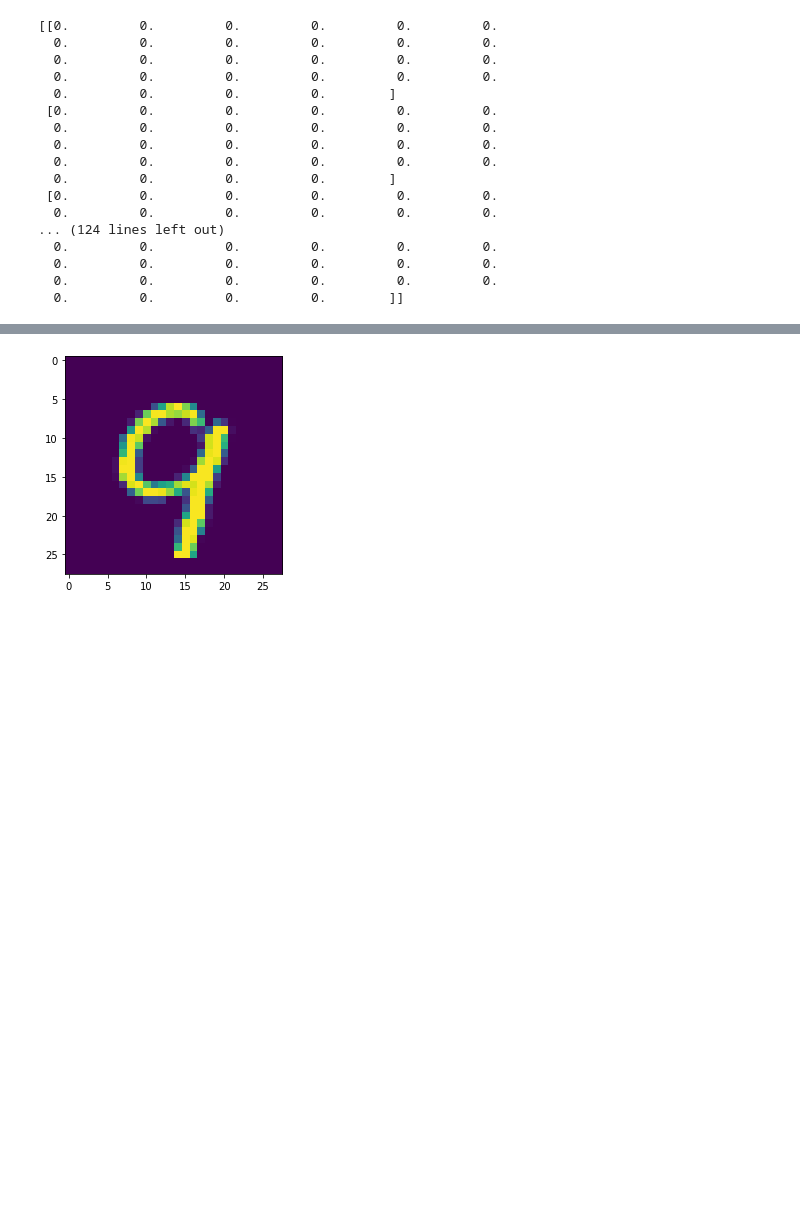
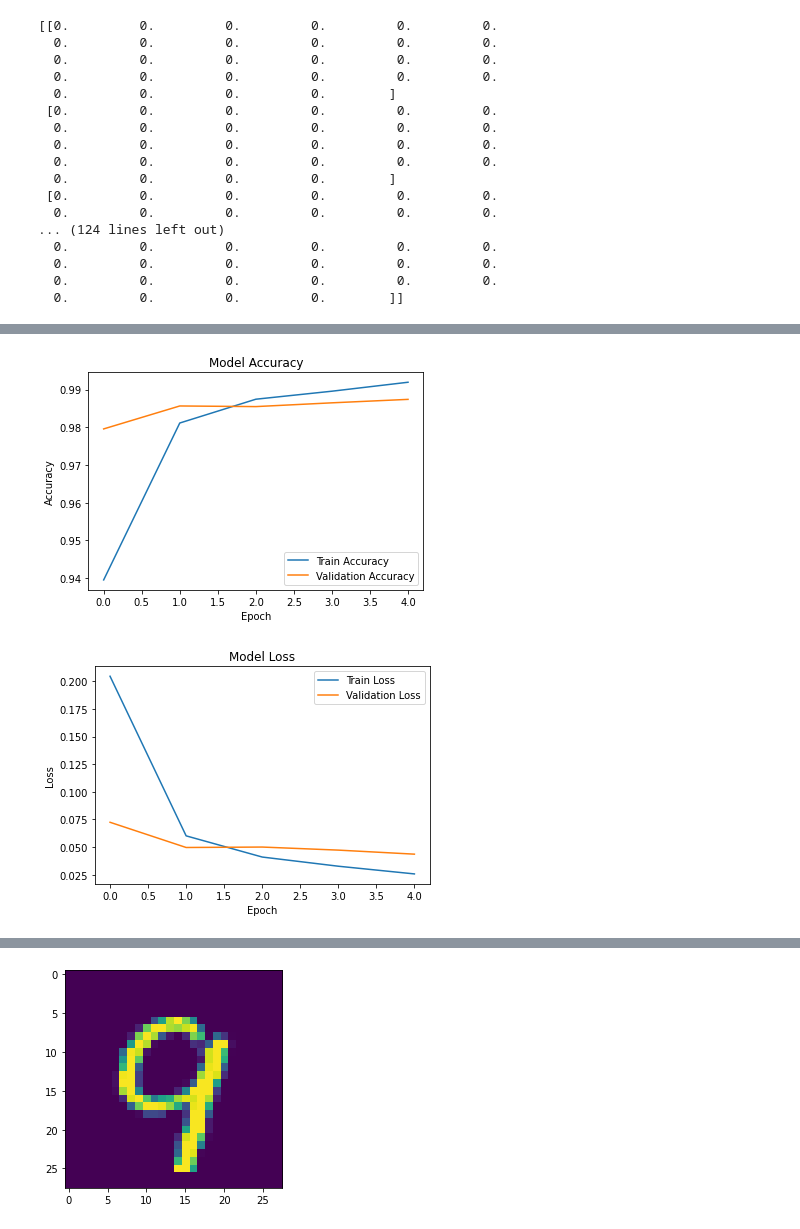
Before and after one commit to SarangaVP/handwritten-digit-recognition, a Jupyter notebook: handwritten_digit_recognition.ipynb, the cells around one changed output, grey strips where cells are left out. Cells and saved outputs as stored; diff of their text form; code cells hidden in the pictures; blank space fills up the shorter version.

Commit message:
Update the model

```diff
--- a/handwritten_digit_recognition.ipynb
+++ b/handwritten_digit_recognition.ipynb
@@ -82,7 +83,17 @@ model = keras.Sequential([
+# %%
+model = keras.Sequential([
+    Conv2D(32, (3, 3), activation='relu', input_shape=(28, 28, 1)),
+    MaxPooling2D((2, 2)),
+    Conv2D(64, (3, 3), activation='relu'),
+    MaxPooling2D((2, 2)),
+    Flatten(),
+    Dense(64, activation='relu'),
+    Dense(10, activation='softmax')  # Use softmax for multi-class classification
+])
 # %%
 model.compile(optimizer='adam',
               loss = 'sparse_categorical_crossentropy',
               metrics=['accuracy'])
 
-model.fit(X_train, Y_train, epochs=10)
+model_history = model.fit(X_train, Y_train, epochs=5, validation_split=0.2, batch_size=64)
 # %% [output]
@@ -114,0 +110,19 @@ model.evaluate(X_test, Y_test)
+# %%
+plt.plot(model_history.history['accuracy'], label='Train Accuracy')
+plt.plot(model_history.history['val_accuracy'], label='Validation Accuracy')
+plt.title('Model Accuracy')
+plt.ylabel('Accuracy')
+plt.xlabel('Epoch')
+plt.legend()
+plt.show()
+
+plt.plot(model_history.history['loss'], label='Train Loss')
+plt.plot(model_history.history['val_loss'], label='Validation Loss')
+plt.title('Model Loss')
+plt.ylabel('Loss')
+plt.xlabel('Epoch')
+plt.legend()
+plt.show()
+# %% [output]
+[figure, added]
+[figure, added]
```
Also changed, not shown: parts of 13 cells of this notebook.
